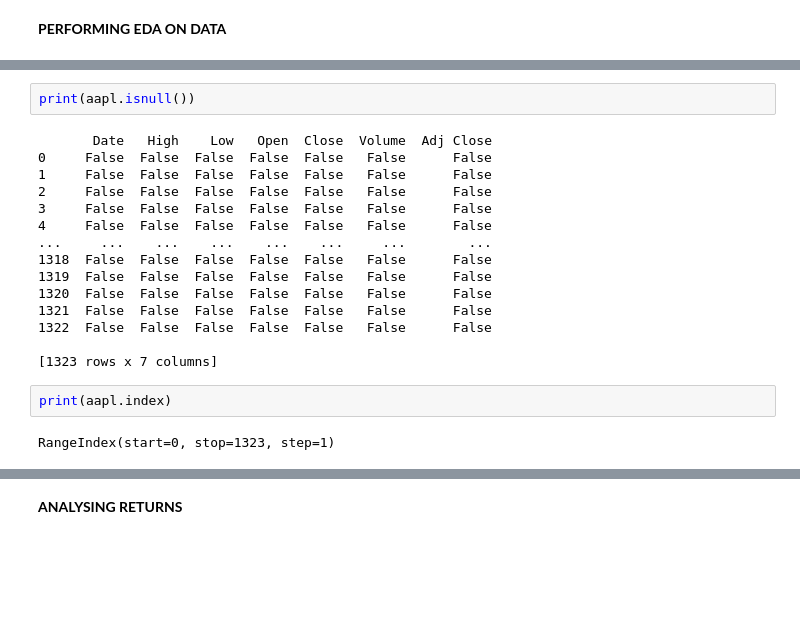
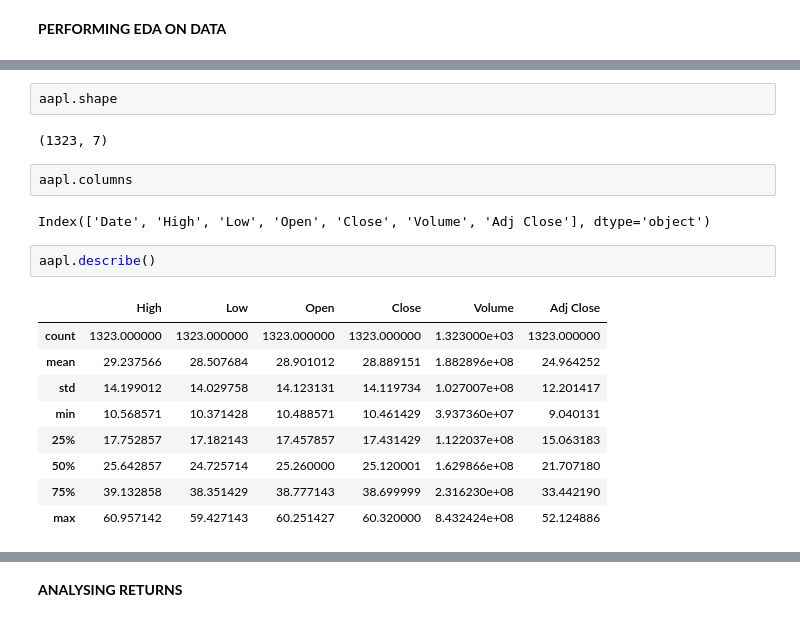
Before and after one commit to DataCrusade1999/Quantitative-Analytics, a Jupyter notebook: Quantitative_Analytics.ipynb, the cells around one changed output, grey strips where cells are left out. Drawn from its saved outputs; the diff is of its cells as text; blank space fills up the shorter version.

```diff
--- a/Quantitative_Analytics.ipynb
+++ b/Quantitative_Analytics.ipynb
@@ -79,21 +38,20 @@ None
-# %%
-print(aapl.isnull())
-# %% [output]
-       Date   High    Low   Open  Close  Volume  Adj Close
-0     False  False  False  False  False   False      False
-1     False  False  False  False  False   False      False
-2     False  False  False  False  False   False      False
-3     False  False  False  False  False   False      False
-4     False  False  False  False  False   False      False
-...     ...    ...    ...    ...    ...     ...        ...
-1318  False  False  False  False  False   False      False
-1319  False  False  False  False  False   False      False
-1320  False  False  False  False  False   False      False
-1321  False  False  False  False  False   False      False
-1322  False  False  False  False  False   False      False
-
-[1323 rows x 7 columns]
-# %%
-print(aapl.index)
-# %% [output]
-RangeIndex(start=0, stop=1323, step=1)
+# %%
+aapl.shape
+# %% [output]
+(1323, 7)
+# %%
+aapl.columns
+# %% [output]
+Index(['Date', 'High', 'Low', 'Open', 'Close', 'Volume', 'Adj Close'], dtype='object')
+# %%
+aapl.describe()
+# %% [output]
+|  | High | Low | Open | Close | Volume | Adj Close |
+| count | 1323.000000 | 1323.000000 | 1323.000000 | 1323.000000 | 1.323000e+03 | 1323.000000 |
+| mean | 29.237566 | 28.507684 | 28.901012 | 28.889151 | 1.882896e+08 | 24.964252 |
+| std | 14.199012 | 14.029758 | 14.123131 | 14.119734 | 1.027007e+08 | 12.201417 |
+| min | 10.568571 | 10.371428 | 10.488571 | 10.461429 | 3.937360e+07 | 9.040131 |
+| 25% | 17.752857 | 17.182143 | 17.457857 | 17.431429 | 1.122037e+08 | 15.063183 |
+| 50% | 25.642857 | 24.725714 | 25.260000 | 25.120001 | 1.629866e+08 | 21.707180 |
+| 75% | 39.132858 | 38.351429 | 38.777143 | 38.699999 | 2.316230e+08 | 33.442190 |
+| max | 60.957142 | 59.427143 | 60.251427 | 60.320000 | 8.432424e+08 | 52.124886 |
```
Also changed, not shown: parts of 20 cells of this notebook.
